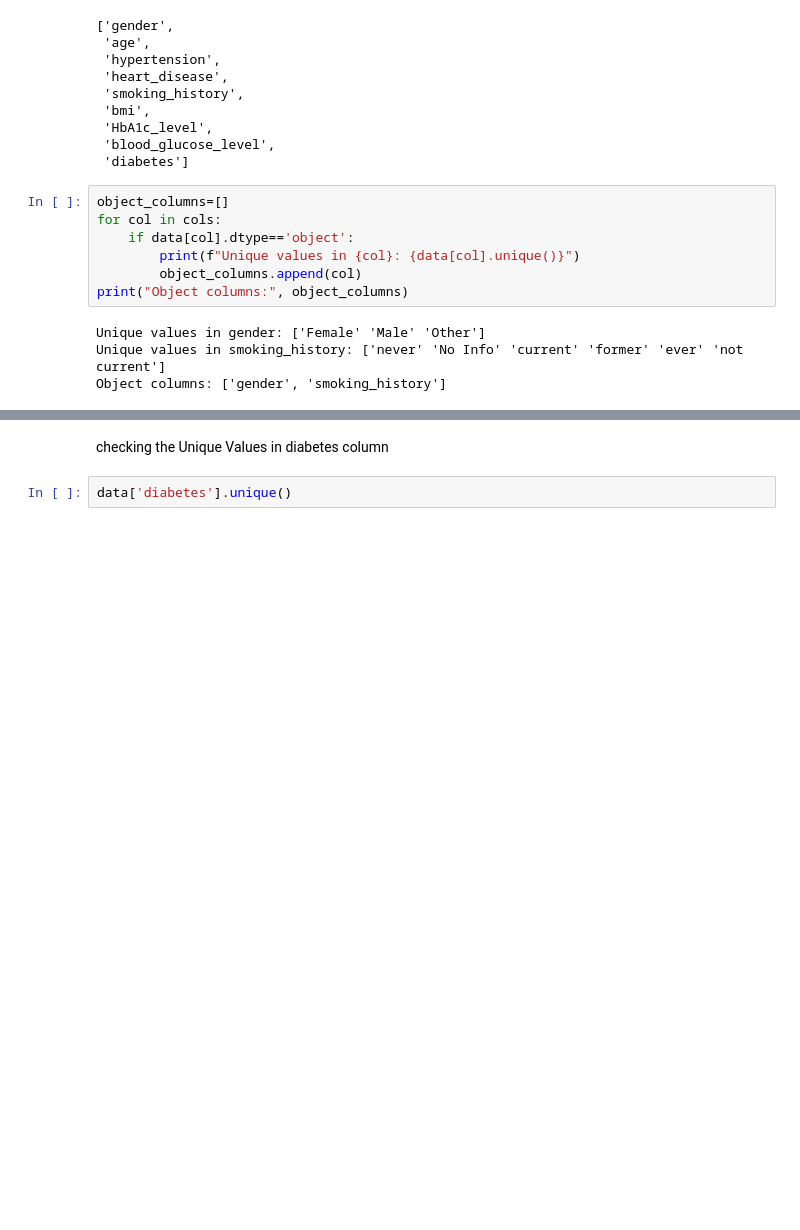
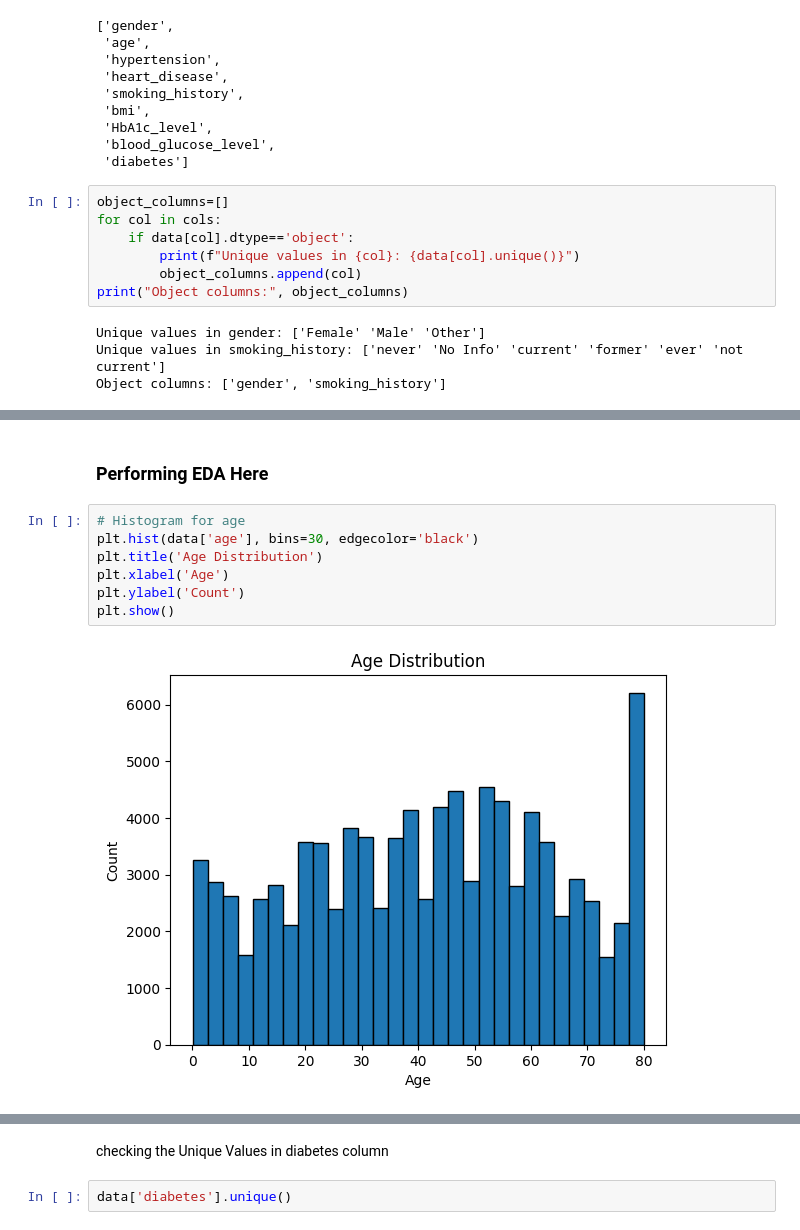
Before and after one commit to Maddox24425/Summer-Project, a Jupyter notebook: Project.ipynb, the cells around one changed output, grey strips where cells are left out. Drawn from its saved outputs; the diff is of its cells as text; blank space fills up the shorter version.

```diff
--- a/Project.ipynb
+++ b/Project.ipynb
@@ -97,0 +124,11 @@ Object columns: ['gender', 'smoking_history']
+# %% [markdown]
+### **Performing EDA Here**
+# %%
+# Histogram for age
+plt.hist(data['age'], bins=30, edgecolor='black')
+plt.title('Age Distribution')
+plt.xlabel('Age')
+plt.ylabel('Count')
+plt.show()
+# %% [output]
+[figure, added]
```
Also changed, not shown: parts of 11 cells of this notebook.
